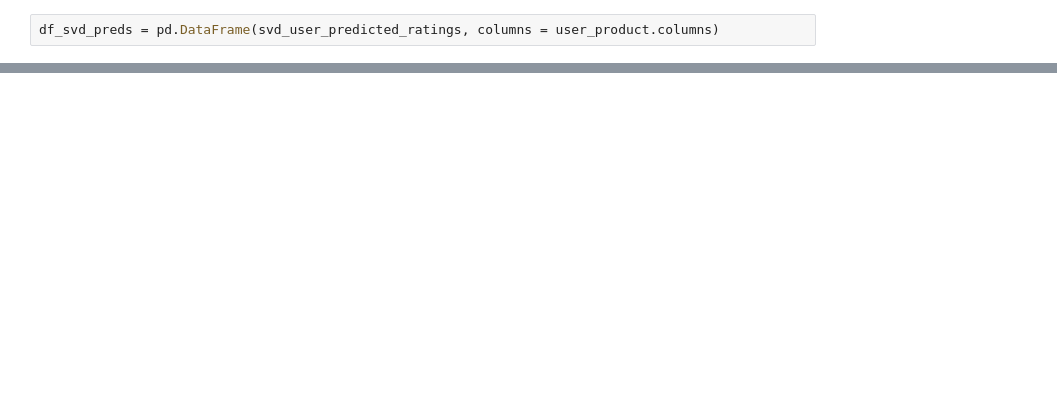
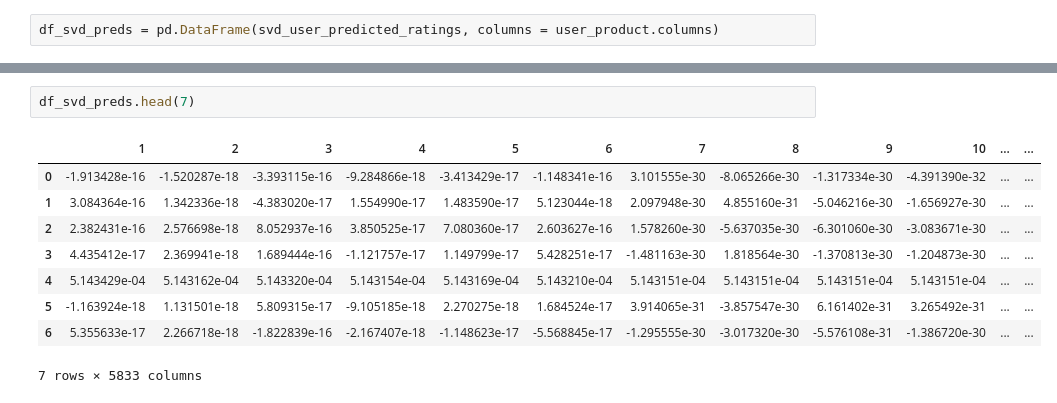
Before and after one commit to pjh09050/Whyout, a Jupyter notebook: SVD.ipynb, the cells around one changed output, grey strips where cells are left out. Cells and saved outputs as stored; diff of their text form; blank space fills up the shorter version.

```diff
--- a/SVD.ipynb
+++ b/SVD.ipynb
@@ -158,0 +99,12 @@ KeyError: 'movieId'
+# %%
+df_svd_preds.head(7)
+# %% [output]
+|  | 1 | 2 | 3 | 4 | 5 | 6 | 7 | 8 | 9 | 10 | ... | ... |
+| 0 | -1.913428e-16 | -1.520287e-18 | -3.393115e-16 | -9.284866e-18 | -3.413429e-17 | -1.148341e-16 | 3.101555e-30 | -8.065266e-30 | -1.317334e-30 | -4.391390e-32 | ... | ... |
+| 1 | 3.084364e-16 | 1.342336e-18 | -4.383020e-17 | 1.554990e-17 | 1.483590e-17 | 5.123044e-18 | 2.097948e-30 | 4.855160e-31 | -5.046216e-30 | -1.656927e-30 | ... | ... |
+| 2 | 2.382431e-16 | 2.576698e-18 | 8.052937e-16 | 3.850525e-17 | 7.080360e-17 | 2.603627e-16 | 1.578260e-30 | -5.637035e-30 | -6.301060e-30 | -3.083671e-30 | ... | ... |
+| 3 | 4.435412e-17 | 2.369941e-18 | 1.689444e-16 | -1.121757e-17 | 1.149799e-17 | 5.428251e-17 | -1.481163e-30 | 1.818564e-30 | -1.370813e-30 | -1.204873e-30 | ... | ... |
+| 4 | 5.143429e-04 | 5.143162e-04 | 5.143320e-04 | 5.143154e-04 | 5.143169e-04 | 5.143210e-04 | 5.143151e-04 | 5.143151e-04 | 5.143151e-04 | 5.143151e-04 | ... | ... |
+| 5 | -1.163924e-18 | 1.131501e-18 | 5.809315e-17 | -9.105185e-18 | 2.270275e-18 | 1.684524e-17 | 3.914065e-31 | -3.857547e-30 | 6.161402e-31 | 3.265492e-31 | ... | ... |
+| 6 | 5.355633e-17 | 2.266718e-18 | -1.822839e-16 | -2.167407e-18 | -1.148623e-17 | -5.568845e-17 | -1.295555e-30 | -3.017320e-30 | -5.576108e-31 | -1.386720e-30 | ... | ... |
+7 rows × 5833 columns
```
Also changed, not shown: parts of 15 cells of this notebook, 4 other files.
